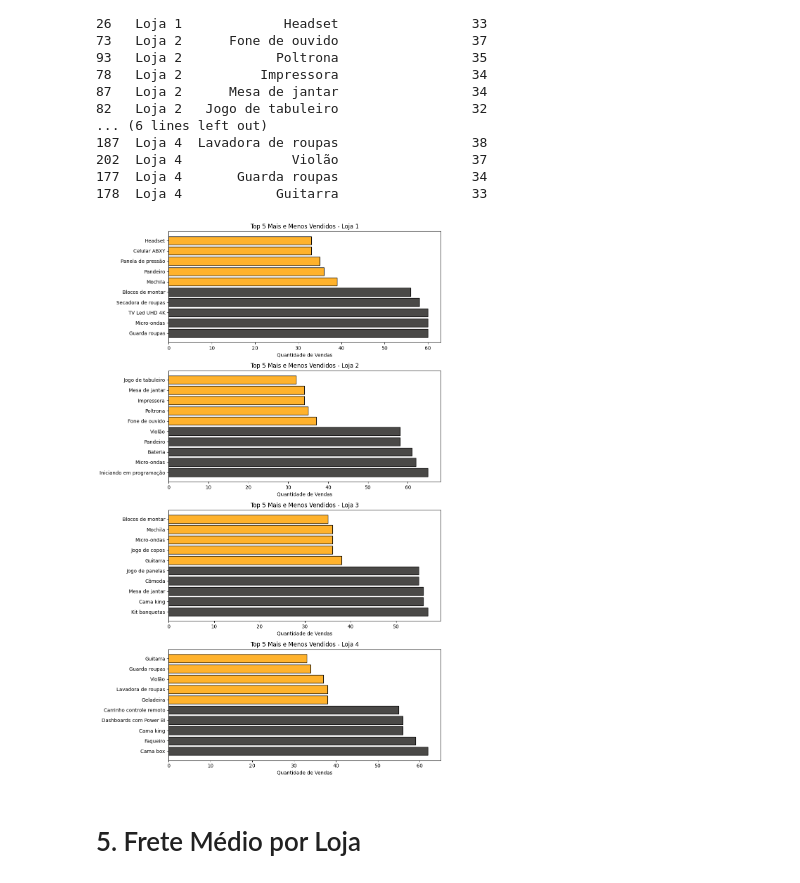
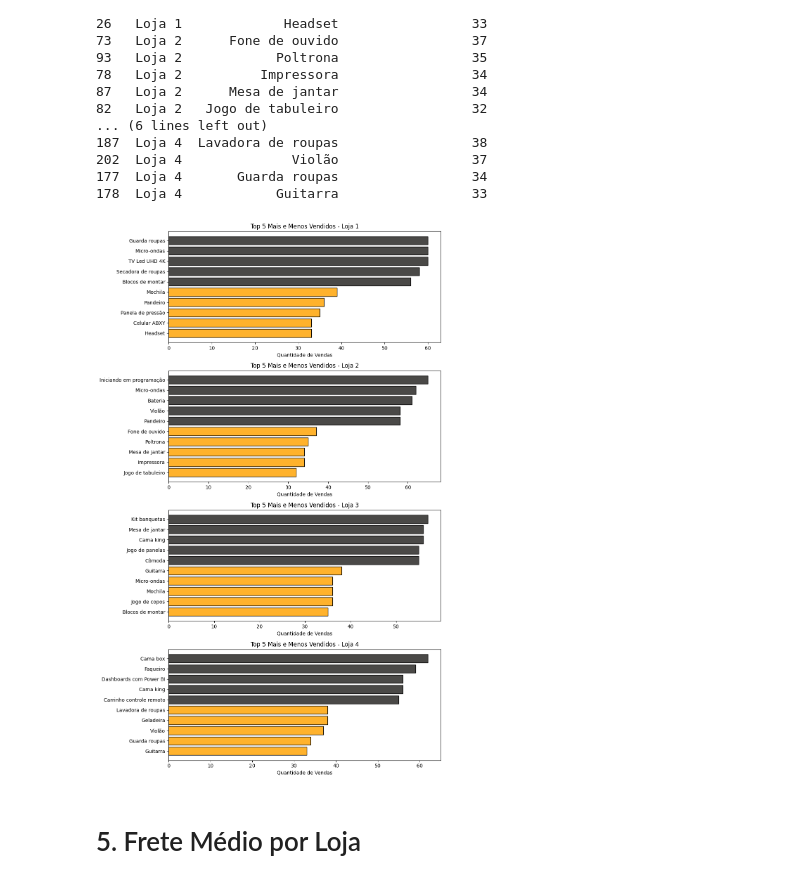
Before and after one commit to Cecilia0292/DataScienceLojaAlura, a Jupyter notebook: AluraStoreBr.ipynb, the cells around one changed output. Saved outputs shown, nothing was run; the diff lists cells and outputs as text; code cells hidden in the pictures.

```diff
--- a/AluraStoreBr.ipynb
+++ b/AluraStoreBr.ipynb
@@ -169,7 +149,7 @@ Name: Preço, dtype: object
 import matplotlib.pyplot as plt
 
 # Configurando o tamanho do gráfico antes de plotar
-fig, ax = plt.subplots(figsize=(12, 6))
+fig, ax = plt.subplots(figsize=(14, 8))
 
 # Cores personalizadas
 cores = ["#7C444F", "#9F5255", "#E16A54", "#F39E60"]
@@ -200,7 +191,12 @@ import matplotlib.pyplot as plt
 
 # Criando o gráfico
 faturamento_medio_por_loja = faturamento_medio_por_loja.astype(float)  # Garante que os valores são numéricos
-ax = faturamento_medio_por_loja.plot(kind="barh", color=["#7C444F","#9F5255", "#E16A54","#F39E60"], figsize=(10, 6), edgecolor="black")
+ax = faturamento_medio_por_loja.plot(
+    kind="barh",
+    color=["#7C444F","#9F5255", "#E16A54","#F39E60"],
+    figsize=(12, 8),
+    edgecolor="black"
+    )
 
 # Adicionando rótulos nas barras
 for i, v in enumerate(faturamento_medio_por_loja):
@@ -428,29 +410,40 @@ Top 5 produtos menos vendidos por loja:
 178  Loja 4            Guitarra                 33
 # %%
 import matplotlib.pyplot as plt
+import pandas as pd
 
 # Criar gráficos para cada loja
 lojas = produtos_vendidos_por_loja_sorted["Lojas"].unique()
 fig, axes = plt.subplots(len(lojas), 1, figsize=(10, len(lojas) * 4))
 
 for i, loja in enumerate(lojas):
     dados_loja = produtos_vendidos_por_loja_sorted[produtos_vendidos_por_loja_sorted["Lojas"] == loja]
 
-    # Selecionar 5 mais vendidos e 5 menos vendidos
-    top_5_mais_vendidos = dados_loja.head(5)
-    top_5_menos_vendidos = dados_loja.tail(5)
+    # Ordenar corretamente em ordem decrescente
+    dados_loja = dados_loja.sort_values("Quantidade_Vendas", ascending=False)
 
-    # Concatenar para exibir em um único gráfico
+    # Pegando os 5 mais vendidos
+    top_5_mais_vendidos = dados_loja.iloc[:5]
+
+    # Pegando os 5 menos vendidos
+    top_5_menos_vendidos = dados_loja.iloc[-5:]
+
+    # Concatenando para exibir no gráfico
     dados_plot = pd.concat([top_5_mais_vendidos, top_5_menos_vendidos])
 
-    axes[i].barh(dados_plot["Produto"], dados_plot["Quantidade_Vendas"], color=["#4A4947"] * 5 + ["#FFB22C"] * 5, edgecolor="black")
+    # Invertendo a ordem para que os mais vendidos fiquem no topo
+    dados_plot = dados_plot.sort_values("Quantidade_Vendas", ascending=True)
+
+    # Criando gráfico de barras horizontais
+    axes[i].barh(dados_plot["Produto"], dados_plot["Quantidade_Vendas"],
+                 color=["#FFB22C"] * 5 + ["#4A4947"] * 5, edgecolor="black")
     axes[i].set_title(f"Top 5 Mais e Menos Vendidos - {loja}")
     axes[i].set_xlabel("Quantidade de Vendas")
 
 plt.tight_layout()
 plt.show()
 # %% [output]
-[figure, old version]
+[figure, new version]
 # %% [markdown]
 # 5. Frete Médio por Loja
 # %% [markdown]
```
Also changed, not shown: parts of 43 cells of this notebook.
